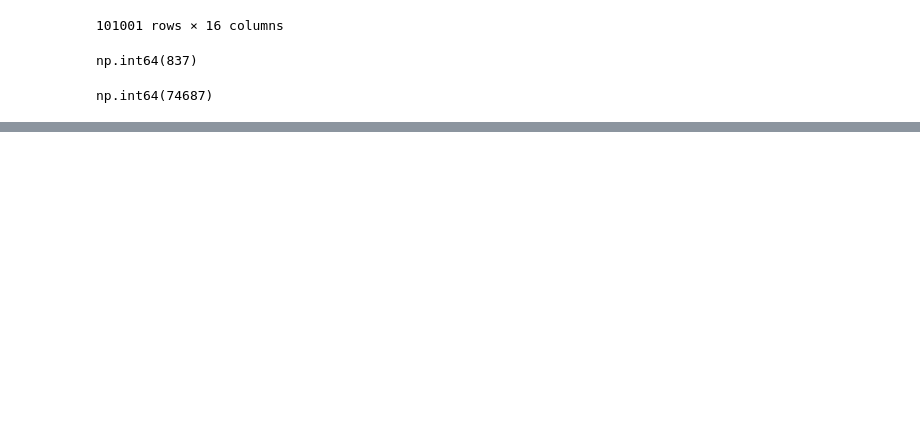
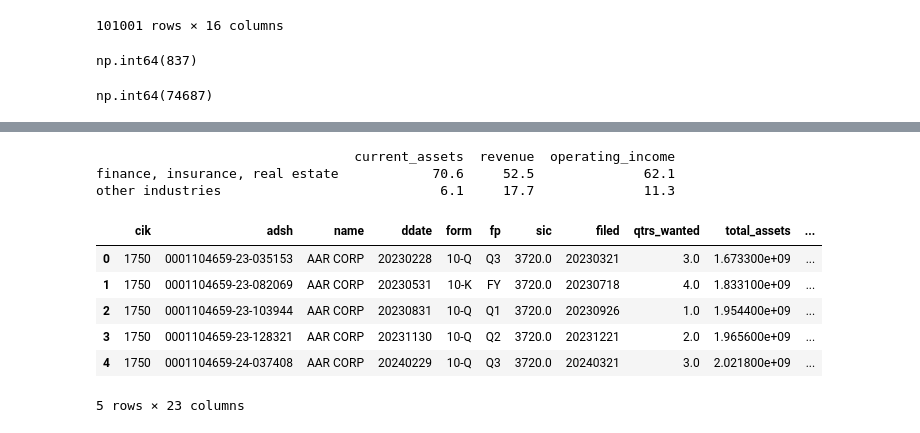
Before and after one commit to Kunal542-stack/BankruptcyLikelihoodAgenticReview, a Jupyter notebook: sample_new_labels.ipynb, the cells around one changed output, grey strips where cells are left out. Drawn from its saved outputs; the diff is of its cells as text; code cells hidden in the pictures; blank space fills up the shorter version.

```diff
--- a/sample_new_labels.ipynb
+++ b/sample_new_labels.ipynb
@@ -1618,0 +1783,36 @@ merged_standardized_df_concatenated.to_csv('merged_standardized_df_concatenated_
+# %%
+#I also need the bankruptcy 8-Ks from 2021 and 2022, to know which companies were already bankrupt in early 2023
+older_rows = []
+for year in [2021, 2022]:
+    for hit in get_bankruptcy_8ks(f"{year}-01-01", f"{year}-12-31"):
+        source = hit["_source"]
+        if "1.03" not in (source.get("items") or []):
+            continue
+        accession, document = hit["_id"].split(":")
+        for cik in source["ciks"]:
+            older_rows.append([int(cik), accession, document, source["file_date"]])
+older_8ks = pd.DataFrame(older_rows, columns=["cik", "bk_adsh", "bk_document", "bk_date"])
+older_8ks["bk_date"] = pd.to_datetime(older_8ks["bk_date"])
+all_8ks = pd.concat([older_8ks, bankruptcy_8ks]).drop_duplicates(["cik", "bk_adsh"])
+print("bankruptcy 8-Ks 2021 to now:", all_8ks["bk_adsh"].nunique(), " companies:", all_8ks["cik"].nunique())
+
+model_df["filed_date"] = pd.to_datetime(model_df["filed"].astype(int).astype(str), format="%Y%m%d")
+pairs = model_df[["cik", "adsh", "filed_date"]].merge(all_8ks[["cik", "bk_date"]], on="cik")
+pairs["days"] = (pairs["bk_date"] - pairs["filed_date"]).dt.days
+
+#Bankruptcy = 1 if the company has a bankruptcy 8-K in the 365 days after the filing (same as before)
+next_8k = pairs[(pairs["days"] > 0) & (pairs["days"] <= 365)].groupby("adsh")["bk_date"].min()
+model_df["bk_date"] = model_df["adsh"].map(next_8k)
+model_df["days_to_bankruptcy"] = (model_df["bk_date"] - model_df["filed_date"]).dt.days
+model_df["Bankruptcy"] = model_df["bk_date"].notna().astype(float)
+
+#already bankrupt = there was a bankruptcy 8-K on the same day or in the 2 years before the filing
+already = pairs[(pairs["days"] <= 0) & (pairs["days"] >= -730)]["adsh"].unique()
+model_df["already_bankrupt"] = model_df["adsh"].isin(already)
+
+#we can only know the answer for filings that are at least 365 days old, so every newer row is NaN (1s too)
+model_df["label_known"] = model_df["filed_date"] + pd.Timedelta(days=365) <= pd.Timestamp.today()
+model_df.loc[~model_df["label_known"], "Bankruptcy"] = np.nan
+
+model_df = model_df.sort_values(["cik", "ddate"]).reset_index(drop=True)
+print(pd.crosstab(model_df["already_bankrupt"], model_df["Bankruptcy"].fillna(-1)).rename(columns={-1.0: "NaN"}))
@@ -1618,0 +1869,21 @@ merged_standardized_df_concatenated.to_csv('merged_standardized_df_concatenated_
+# %%
+#current assets and current liabilities are empty mostly for banks, insurance companies and REITs, they don't
+#split their balance sheet into current and non current. Revenue is empty mostly for companies with no sales yet
+#(biotech, shell companies). XGBoost can work with empty values, so I leave them empty and don't fill them with 0 or the mean
+industry_groups = np.where(train_ready["sic"].between(6000, 6799), "finance, insurance, real estate", "other industries")
+print((train_ready[["current_assets", "revenue", "operating_income"]].isna().groupby(industry_groups).mean() * 100).round(1))
+# %% [output]
+                                 current_assets  revenue  operating_income
+finance, insurance, real estate            70.6     52.5              62.1
+other industries                            6.1     17.7              11.3
+# %%
+model_df.to_csv("model_dataframe_2023_Q1_to_2026_Q3.txt", sep="\t", index=False)
+model_df.head()
+# %% [output]
+|  | cik | adsh | name | ddate | form | fp | sic | filed | qtrs_wanted | total_assets | ... |
+| 0 | 1750 | 0001104659-23-035153 | AAR CORP | 20230228 | 10-Q | Q3 | 3720.0 | 20230321 | 3.0 | 1.673300e+09 | ... |
+| 1 | 1750 | 0001104659-23-082069 | AAR CORP | 20230531 | 10-K | FY | 3720.0 | 20230718 | 4.0 | 1.833100e+09 | ... |
+| 2 | 1750 | 0001104659-23-103944 | AAR CORP | 20230831 | 10-Q | Q1 | 3720.0 | 20230926 | 1.0 | 1.954400e+09 | ... |
+| 3 | 1750 | 0001104659-23-128321 | AAR CORP | 20231130 | 10-Q | Q2 | 3720.0 | 20231221 | 2.0 | 1.965600e+09 | ... |
+| 4 | 1750 | 0001104659-24-037408 | AAR CORP | 20240229 | 10-Q | Q3 | 3720.0 | 20240321 | 3.0 | 2.021800e+09 | ... |
+5 rows × 23 columns
```
Also changed, not shown: parts of 8 cells of this notebook, 2 other files.
